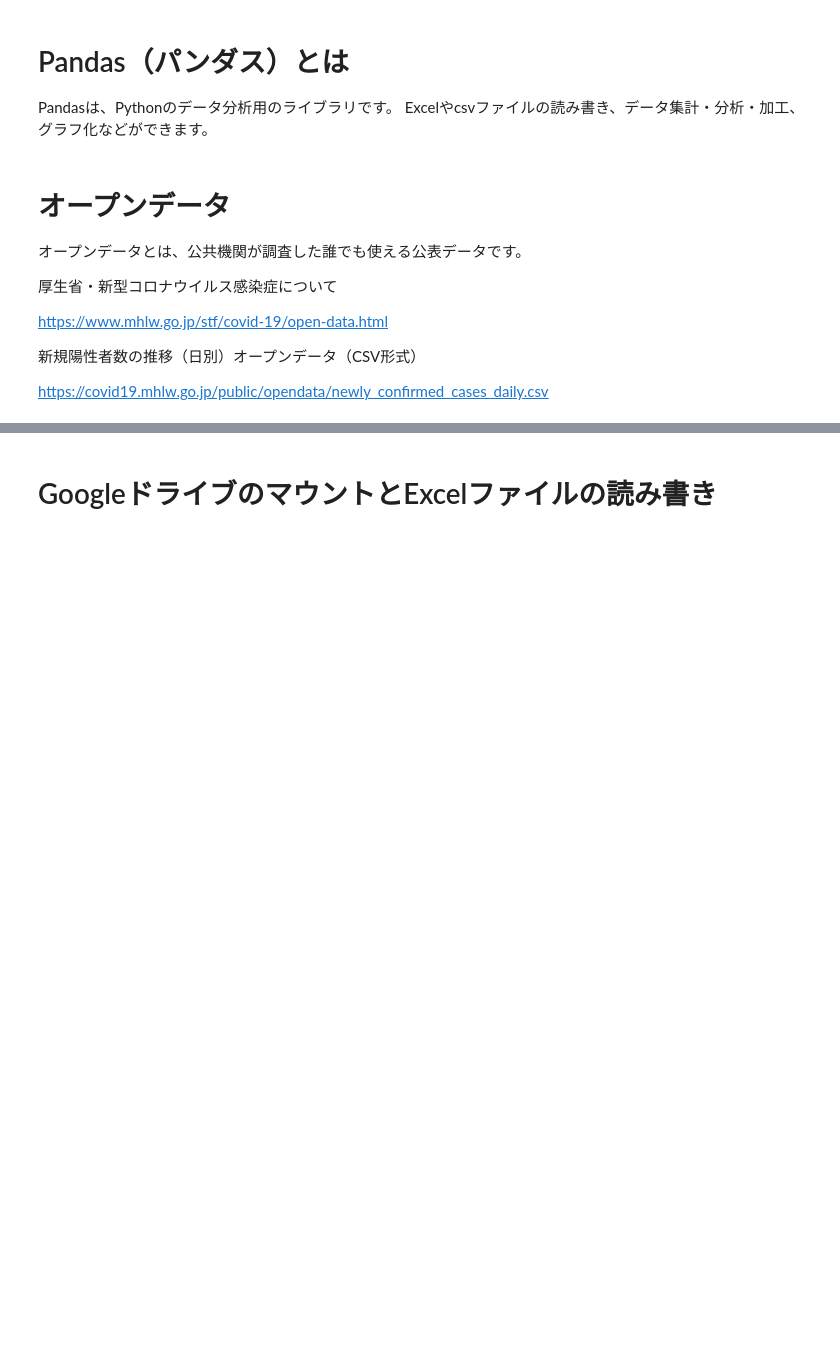
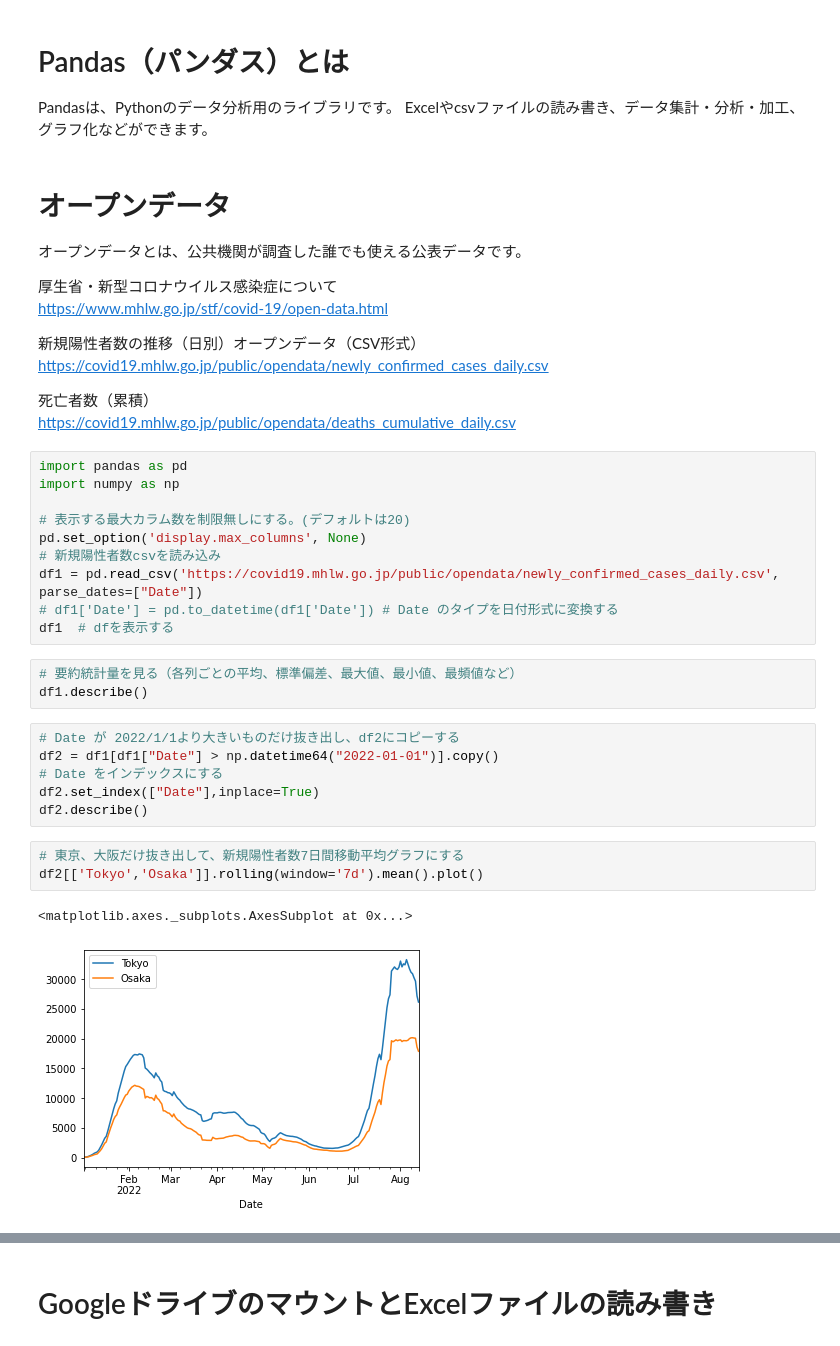
Before and after one commit to koichii/python101, a Jupyter notebook: pandas01.ipynb, the cells around one changed output, grey strips where cells are left out. Cells and saved outputs as stored; diff of their text form; blank space fills up the shorter version.

```diff
--- a/pandas01.ipynb
+++ b/pandas01.ipynb
@@ -9,9 +9,35 @@ Excelやcsvファイルの読み書き、データ集計・分析・加工、グ
 オープンデータとは、公共機関が調査した誰でも使える公表データです。
 
 厚生省・新型コロナウイルス感染症について
-
 https://www.mhlw.go.jp/stf/covid-19/open-data.html
 
 新規陽性者数の推移（日別）オープンデータ（CSV形式）
+https://covid19.mhlw.go.jp/public/opendata/newly_confirmed_cases_daily.csv
 
-https://covid19.mhlw.go.jp/public/opendata/newly_confirmed_cases_daily.csv
+死亡者数（累積）
+https://covid19.mhlw.go.jp/public/opendata/deaths_cumulative_daily.csv
+# %%
+import pandas as pd
+import numpy as np
+
+# 表示する最大カラム数を制限無しにする。(デフォルトは20)
+pd.set_option('display.max_columns', None)
+# 新規陽性者数csvを読み込み
+df1 = pd.read_csv('https://covid19.mhlw.go.jp/public/opendata/newly_confirmed_cases_daily.csv', parse_dates=["Date"])
+# df1['Date'] = pd.to_datetime(df1['Date']) # Date のタイプを日付形式に変換する
+df1  # dfを表示する
+# %%
+# 要約統計量を見る（各列ごとの平均、標準偏差、最大値、最小値、最頻値など）
+df1.describe()
+# %%
+# Date が 2022/1/1より大きいものだけ抜き出し、df2にコピーする
+df2 = df1[df1["Date"] > np.datetime64("2022-01-01")].copy()
+# Date をインデックスにする
+df2.set_index(["Date"],inplace=True)
+df2.describe()
+# %%
+# 東京、大阪だけ抜き出して、新規陽性者数7日間移動平均グラフにする
+df2[['Tokyo','Osaka']].rolling(window='7d').mean().plot()
+# %% [output]
+<matplotlib.axes._subplots.AxesSubplot at 0x...>
+[figure, added]
```
Also changed, not shown: parts of 10 cells of this notebook, 3 other files.
